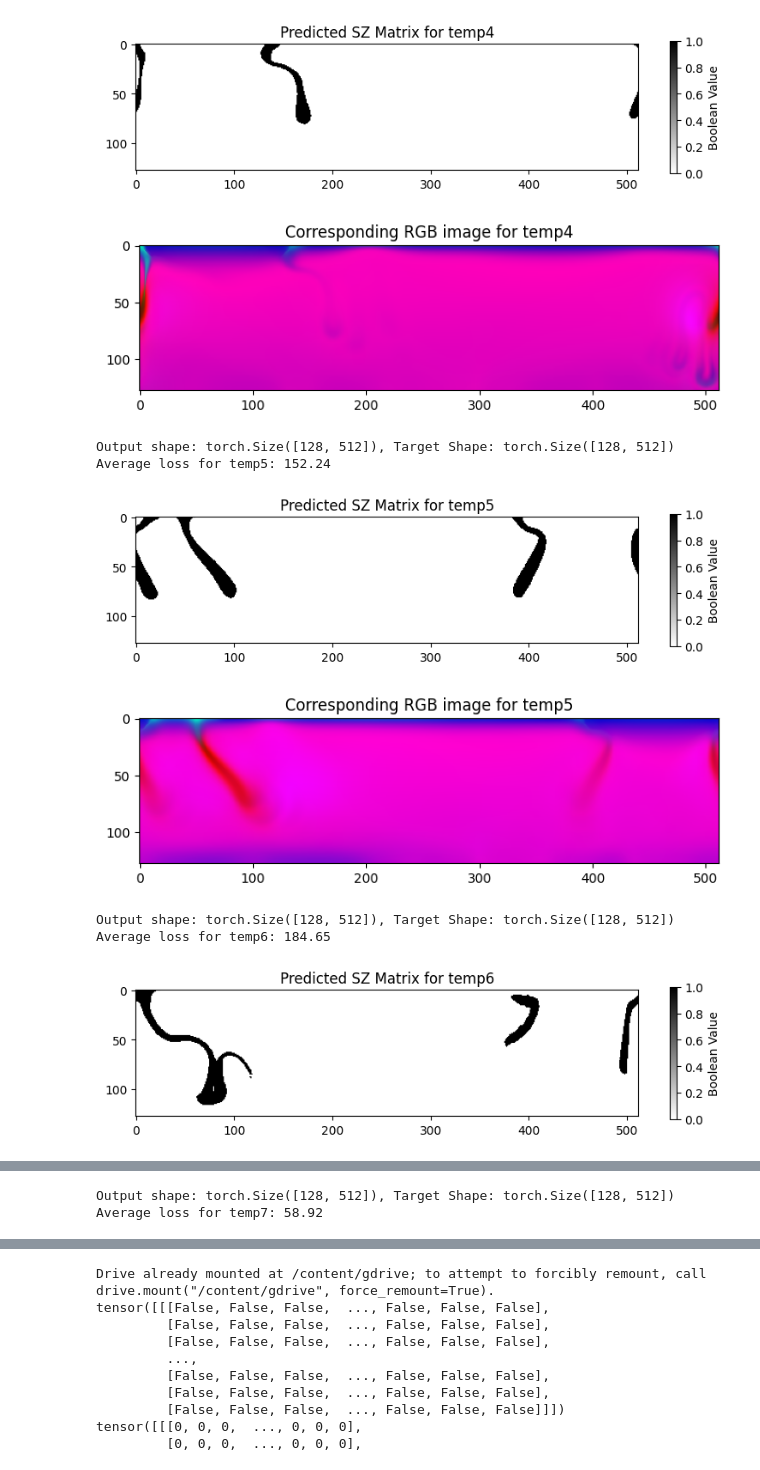
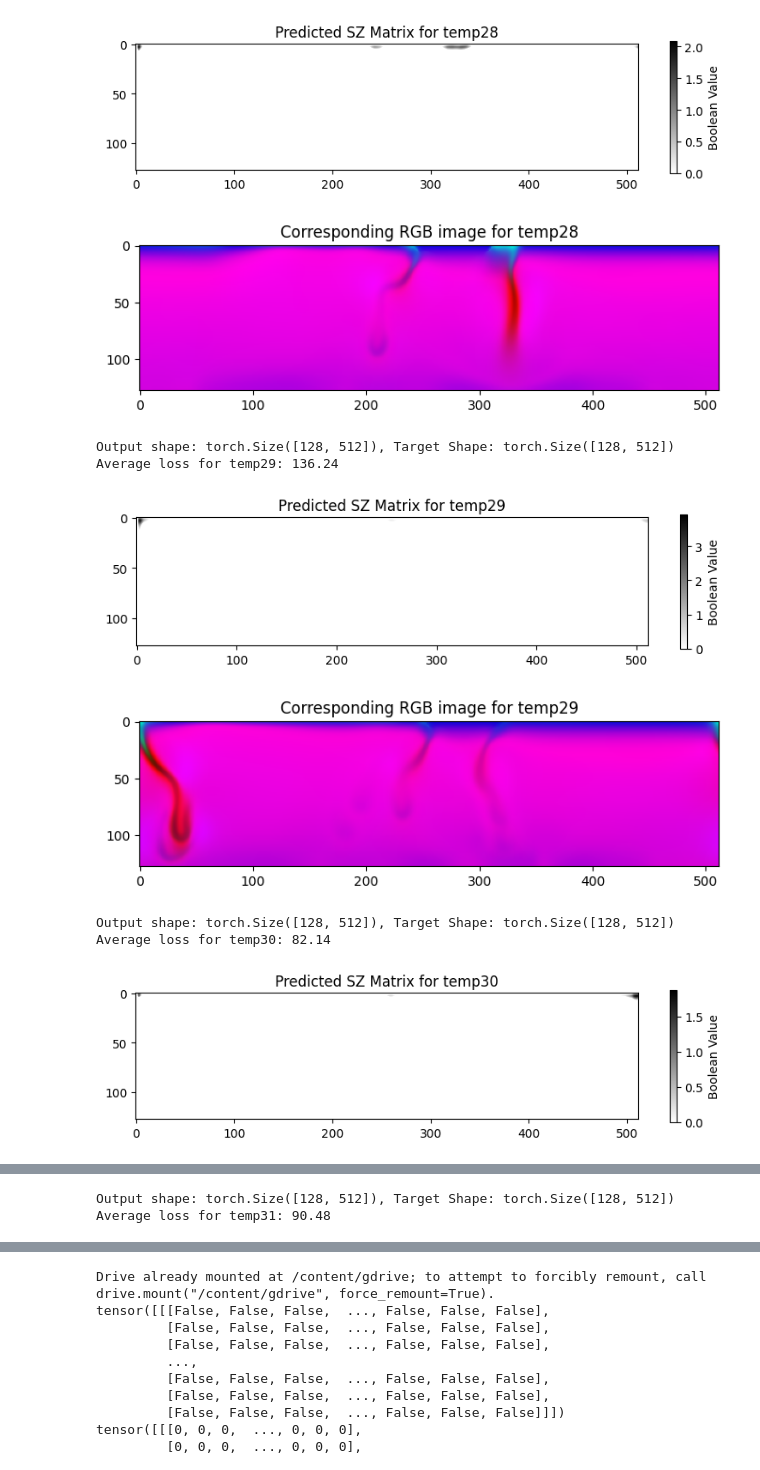
Before and after one commit to heec12/SZ-detection, a Jupyter notebook: FCN_SZ_detection.ipynb, the cells around one changed output, grey strips where cells are left out. Drawn from its saved outputs; the diff is of its cells as text; code cells hidden in the pictures.

Commit message:
Modified figure image

```diff
--- a/FCN_SZ_detection.ipynb
+++ b/FCN_SZ_detection.ipynb
@@ -31,7 +31,7 @@ class FCN(nn.Module):
         return x
 
 # Function to train the model
-def train_model(model, criterion, optimizer, X_train, y_train, device, epochs=10):
+def train_model(model, criterion, optimizer, X_train, y_train, device, epochs=12):
     model.train()  # Set the model to training mode
     for epoch in range(epochs):
         running_loss = 0.0
@@ -52,7 +52,7 @@ def train_model(model, criterion, optimizer, X_train, y_train, device, epochs=10
             running_loss += loss.item()
 
         # Print average loss for the epoch
-        print(f"Epoch {epoch + 1}/{epochs}, Loss: {running_loss / len(X_train):.4f}")
+        #print(f"Epoch {epoch + 1}/{epochs}, Loss: {running_loss / len(X_train):.4f}")
 
 # Function to evaluate the model
 def evaluate_model(model, criterion, X_eval, y_eval, device):
@@ -75,14 +75,15 @@ def evaluate_model(model, criterion, X_eval, y_eval, device):
             # Visualize the output and target shapes
             print(f"Output shape: {outputs.shape}, Target Shape: {y.shape}")
 
-    # Return average loss
     average_loss = total_loss / len(X_eval)
-    return average_loss  # Return average loss instead of accuracy
+    return average_loss, outputs
+    # Return average loss instead of accuracy
 
 # Function to create a predicted SZ
 def plot_results(y_matrix, title):
     plt.figure(figsize=(8, 2))
-    plt.imshow(y_matrix, cmap='binary')
+    #plt.imshow(y_matrix, cmap='binary')
+    plt.imshow(y_matrix, vmin=0, cmap='binary')
     plt.title(title)
     #plt.xlabel('Width')
     #plt.ylabel('Height')
@@ -115,12 +116,12 @@ device = torch.device("cuda:0" if torch.cuda.is_available() else "cpu")
 # Initialize model, criterion, optimizer
 model = FCN().to(device)
 criterion = nn.CrossEntropyLoss()
-optimizer = torch.optim.Adam(model.parameters(), lr=0.001)
+optimizer = torch.optim.Adam(model.parameters(), lr=0.005)
 
 # Prepare training and evaluation data
 X_train_all = []
 y_train_all = []
-for i in range(0,4):
+for i in range(30):
     input_temp1 = 'temp' + str(i)
     filename_rgb = f'/content/gdrive/MyDrive/rgbs/{input_temp1}.pt'
     filename_bool = f'/content/gdrive/MyDrive/conveco_boolean/boolean_{input_temp1}.o'
@@ -142,7 +143,7 @@ for i in range(len(X_train_all)):
     torch.save(model.state_dict(), f"trained_model_fcn_temp{i+4}.pt")
 
 # Evaluation loop
-for i in range(4,11):
+for i in range(28, 32):
     input_temp1 = 'temp' + str(i)
     filename_rgb = f'/content/gdrive/MyDrive/rgbs/{input_temp1}.pt'
     filename_bool = f'/content/gdrive/MyDrive/conveco_boolean/boolean_{input_temp1}.o'
@@ -154,12 +155,14 @@ for i in range(4,11):
     y_eval = loaded_tensor_bool.type(torch.LongTensor)
 
     #accuracy = evaluate_model(model, criterion, X_eval, y_eval, device)
-    average_loss = evaluate_model(model, criterion, X_eval, y_eval, device)
+    average_loss, outputs = evaluate_model(model, criterion, X_eval, y_eval, device)
     print(f"Average loss for {input_temp1}: {average_loss:.2f}")
 
-    # Assuming y_eval is a boolean matrix of size [128, 512], reshape it accordingly
-    y_matrix = y_eval.cpu().numpy().reshape(128, 512)
-    plot_results(y_matrix, f'Predicted SZ Matrix for {input_temp1}')
+    ## Assuming y_eval is a boolean matrix of size [128, 512], reshape it accordingly
+    #y_matrix = y_eval.cpu().numpy().reshape(128, 512)
+    #plot_results(y_matrix, f'Predicted SZ Matrix for {input_temp1}')
+    #plot_rgb(loaded_tensor_rgb, f'Corresponding RGB image for {input_temp1}')
+    plot_results(outputs.cpu().numpy(), f'Predicted SZ Matrix for {input_temp1}')
     plot_rgb(loaded_tensor_rgb, f'Corresponding RGB image for {input_temp1}')
 
 # Save the final trained model
@@ -185,9 +174,9 @@ Average loss for temp4: 84.44
-[figure, old version]
+[figure, new version]
-[figure, old version]
+[figure, new version]
 Output shape: torch.Size([128, 512]), Target Shape: torch.Size([128, 512])
-Average loss for temp5: 152.24
+Average loss for temp29: 136.24
-[figure, old version]
+[figure, new version]
-[figure, old version]
+[figure, new version]
 Output shape: torch.Size([128, 512]), Target Shape: torch.Size([128, 512])
-Average loss for temp6: 184.65
+Average loss for temp30: 82.14
-[figure, old version]
+[figure, new version]
@@ -195,2 +184,2 @@ Average loss for temp6: 184.65
 Output shape: torch.Size([128, 512]), Target Shape: torch.Size([128, 512])
-Average loss for temp7: 58.92
+Average loss for temp31: 90.48
```
Also changed, not shown: parts of 1 cell of this notebook.
